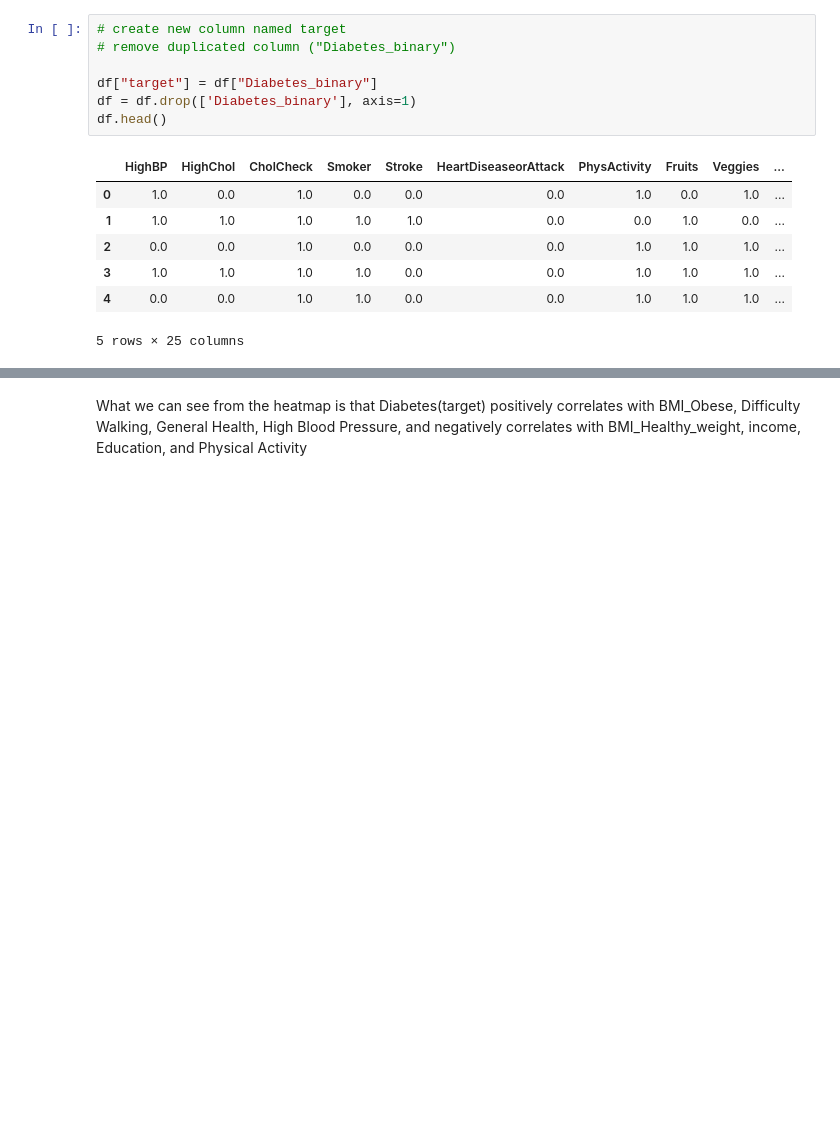
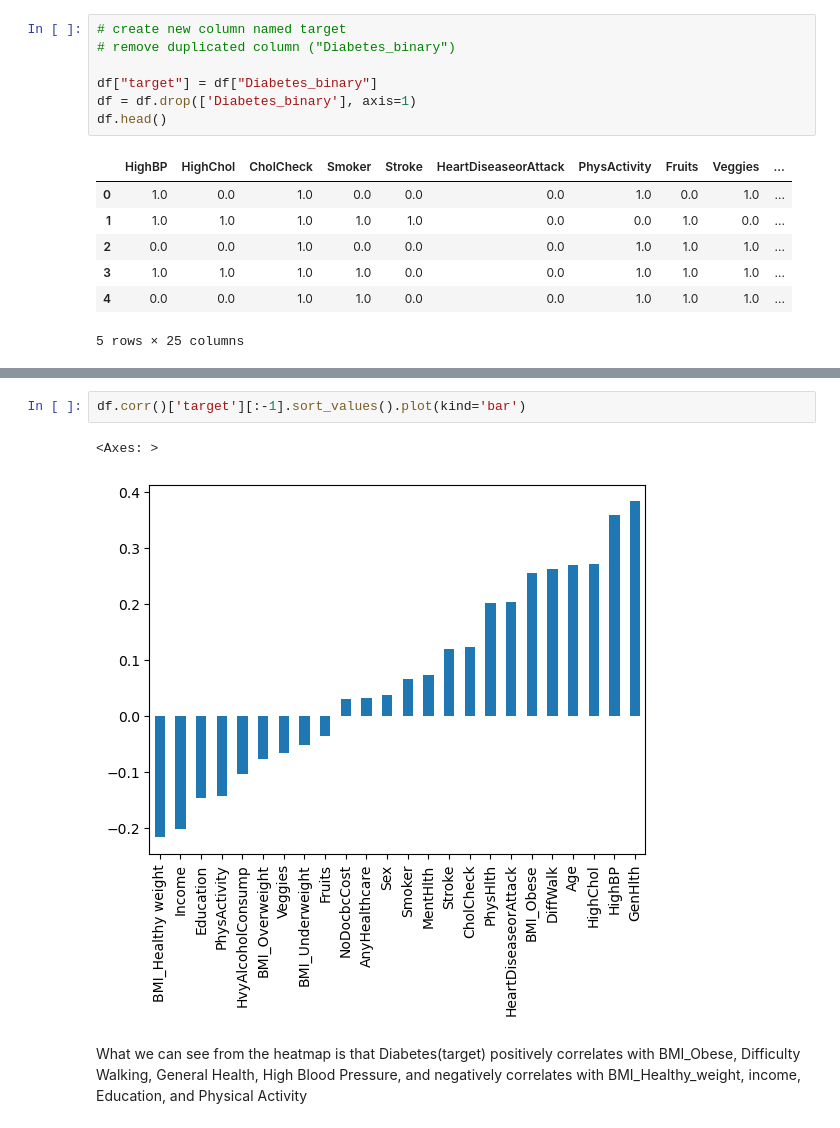
Before and after one commit to ML-Summer/model_grid_search, a Jupyter notebook: model-grid-search.ipynb, the cells around one changed output, grey strips where cells are left out. Drawn from its saved outputs; the diff is of its cells as text; blank space fills up the shorter version.

```diff
--- a/model-grid-search.ipynb
+++ b/model-grid-search.ipynb
@@ -231,3 +241,8 @@ sns.clustermap(df.corr())
+# %%
+df.corr()['target'][:-1].sort_values().plot(kind='bar')
+# %% [output]
+<Axes: >
+[figure, added]
 # %% [markdown]
 What we can see from the heatmap is that Diabetes(target) positively correlates with BMI_Obese, Difficulty Walking, General Health, High Blood Pressure, and negatively correlates with BMI_Healthy_weight, income, Education, and Physical Activity
 # %%
```
Also changed, not shown: parts of 7 cells of this notebook.
